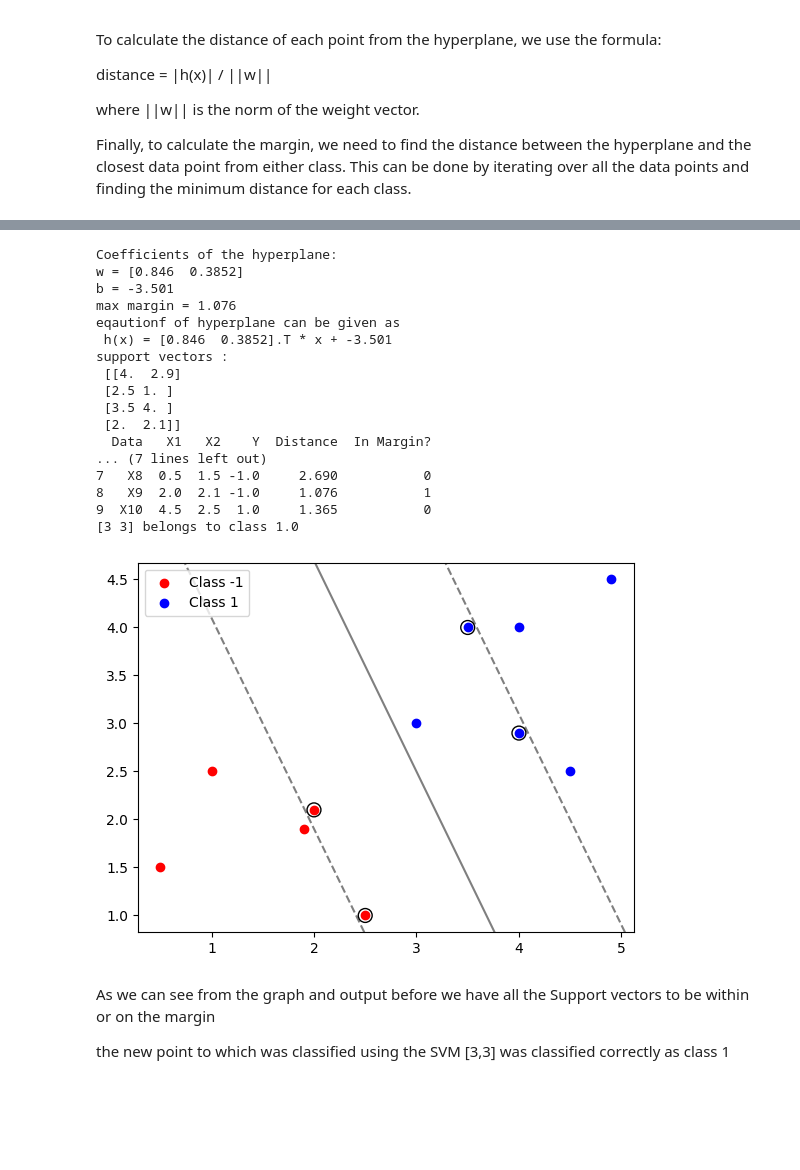
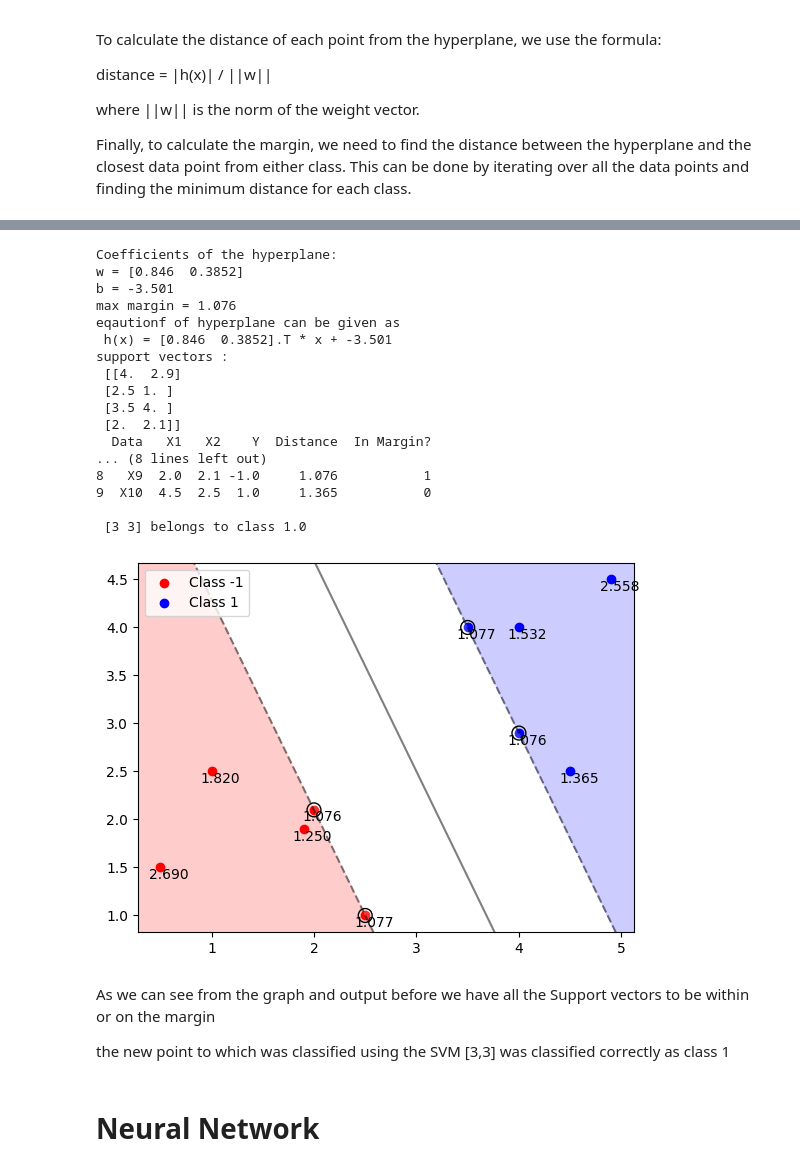
Before and after one commit to sanjeet-jain/cs-559, a Jupyter notebook: CS559_S23_HW3/HW3/HW3-Sanjeet_Vinod_jain.ipynb, the cells around one changed output, grey strips where cells are left out. Saved outputs shown, nothing was run; the diff lists cells and outputs as text; code cells hidden in the pictures; blank space fills up the shorter version.

Commit message:
made the graph pretty

```diff
--- a/CS559_S23_HW3/HW3/HW3-Sanjeet_Vinod_jain.ipynb
+++ b/CS559_S23_HW3/HW3/HW3-Sanjeet_Vinod_jain.ipynb
@@ -57,7 +59,7 @@ import numpy as np
 import matplotlib.pyplot as plt
 import pandas as pd
 # %%
-# i have used round to round the decimal calculations to 2 decimal places
+# i have used around to around the decimal calculations to 2 decimal places
 class SVM:
     def __init__(self):
         self.X = None
@@ -77,13 +79,13 @@ class SVM:
         # get support vectors
         self.idx = alpha > 0.0
         self.supportVectors = X[self.idx]
-        self.b = np.round(np.mean(y[self.idx] - np.dot(X[self.idx], self.w)),self.precision)
+        self.b = np.around(np.mean(y[self.idx] - np.dot(X[self.idx], self.w)),self.precision)
         # Compute the maximum margin
-        self.margin = np.round(1 / np.linalg.norm(self.w),self.precision)
+        self.margin = np.around(1 / np.linalg.norm(self.w),self.precision)
 
     def predict(self, X):
         # Compute the SVM output for input data
-        distances = np.round(
+        distances = np.around(
            (np.dot(X, self.w) + self.b) / np.linalg.norm(self.w),self.precision
         )
         return np.where(
@@ -93,10 +95,10 @@ class SVM:
         )
 
     def margin_table(self):
-        self.distances = np.round(
+        self.distances = np.around(
             self.y*(np.dot(self.X, self.w) + self.b) / np.linalg.norm(self.w), self.precision
         )
-        in_margin = np.array(np.abs(self.distances) <= np.abs(self.margin) +  self.marginError).astype(int)
+        in_margin = np.array(np.abs(self.distances) <= np.abs(self.margin)+self.marginError ).astype(int)
         table = pd.DataFrame(
             {
                 "Data": ["X" + str(i) for i in range(1, len(self.X) + 1)],
@@ -151,7 +153,7 @@ margin_table = simple_SVM.margin_table()
 print(margin_table)
 test = np.array([3,3])
 result = simple_SVM.predict(test)
-print(f'{test} belongs to class {result}')
+print(f'\n {test} belongs to class {result}')
 # %% [output]
 Coefficients of the hyperplane:
 w = [0.846  0.3852]
@@ -165,37 +167,49 @@ support vectors :
  [3.5 4. ]
  [2.  2.1]]
   Data   X1   X2    Y  Distance  In Margin?
-... (7 lines left out)
-7   X8  0.5  1.5 -1.0     2.690           0
+... (8 lines left out)
 8   X9  2.0  2.1 -1.0     1.076           1
 9  X10  4.5  2.5  1.0     1.365           0
-[3 3] belongs to class 1.0
+
+ [3 3] belongs to class 1.0
 # %%
 # Plot the data points
 fig, ax = plt.subplots()
-X_new = np.append(X,[test],axis=0)
-y_new = np.append(y,[result],axis=0)
-scatter1 = ax.scatter(np.array(X_new)[y_new == -1, 0], np.array(X_new)[y_new == -1, 1], c='r', label='Class -1')
-scatter2 = ax.scatter(np.array(X_new)[y_new == 1, 0], np.array(X_new)[y_new == 1, 1], c='b', label='Class 1')
+# X = np.append(X,[test],axis=0)
+# y = np.append(y,[result],axis=0)
+scatter1 = ax.scatter(np.array(X)[y == -1, 0], np.array(X)[y == -1, 1], c='r', label='Class -1')
+scatter2 = ax.scatter(np.array(X)[y == 1, 0], np.array(X)[y == 1, 1], c='b', label='Class 1')
 
-
-# Plot the hyperplane
+# Plot the hyperplane and margins
 xlim = ax.get_xlim()
 ylim = ax.get_ylim()
 xx = np.linspace(xlim[0], xlim[1])
 yy = np.linspace(ylim[0], ylim[1])
 YY, XX = np.meshgrid(yy, xx)
 xy = np.vstack([XX.ravel(), YY.ravel()]).T
 Z = (np.dot(xy, simple_SVM.w) + simple_SVM.b).reshape(XX.shape)
-ax.contour(XX, YY, Z, colors='k', levels=[-simple_SVM.margin, 0, simple_SVM.margin], alpha=0.5,
+ax.contour(XX, YY, Z, colors='k', levels=[-1, 0, 1], alpha=0.5,
            linestyles=['--', '-', '--'])
+ax.contourf(XX, YY, Z, levels=[-np.inf, -1, 0, 1, np.inf], alpha=0.2,colors=['red', 'white','white', 'blue'])
 ax.scatter(simple_SVM.supportVectors[:, 0], simple_SVM.supportVectors[:, 1], s=100,
            linewidth=1, facecolors='none', edgecolors='k')
+for i in range(len(simple_SVM.distances)):
+    # if y[i] == 1:
+    #     direction = -1
+    # else:
+    #     direction = 1
+    # normal_vector = simple_SVM.w / np.linalg.norm(simple_SVM.w)
+    # p0 = X[i]
+    # p1 = p0 + direction * simple_SVM.distances[i] * normal_vector
+    # ax.plot([p0[0], p1[0]], [p0[1], p1[1]], '--k')
+    ax.annotate("{:.3f}".format(simple_SVM.distances[i]), (X[i][0], X[i][1]), textcoords="offset points", xytext=(-8,-8))
 plt.legend(handles=[scatter1, scatter2])
 plt.show()
 # %% [output]
-[figure, old version]
+[figure, new version]
 # %% [markdown]
 As we can see from the graph and output before we have all the Support vectors to be within or on the margin
 
 the new point to which was classified using the SVM [3,3] was classified correctly as class 1
+# %% [markdown]
+# Neural Network
```
Also changed, not shown: parts of 8 cells of this notebook.
